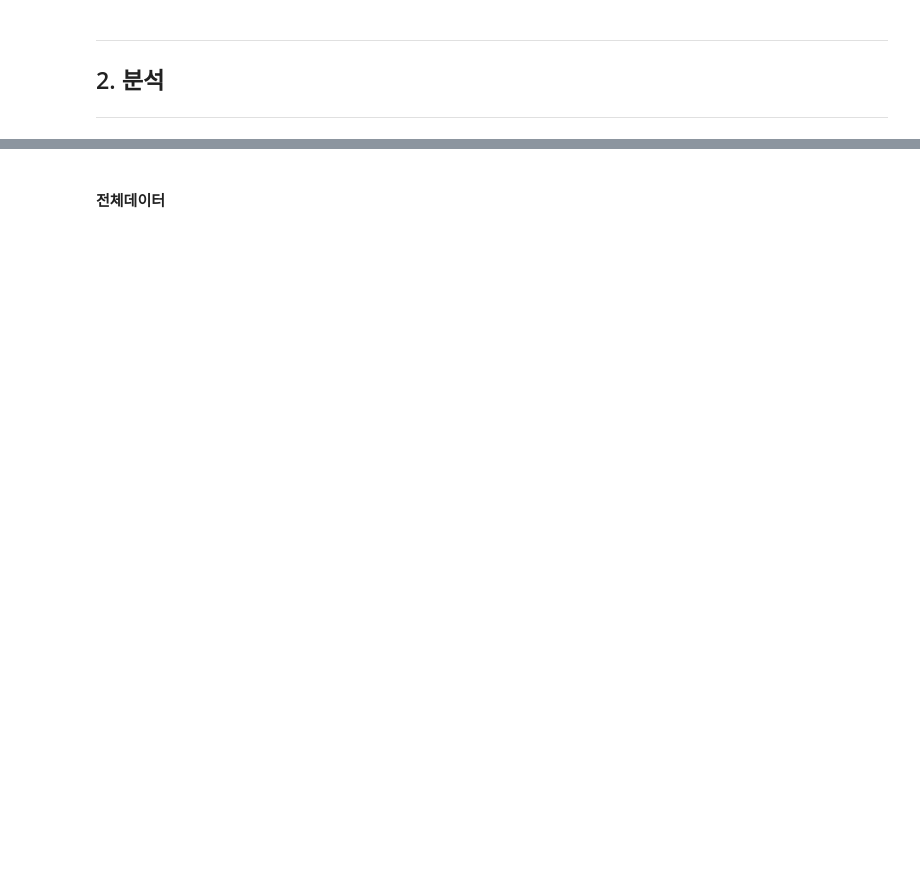
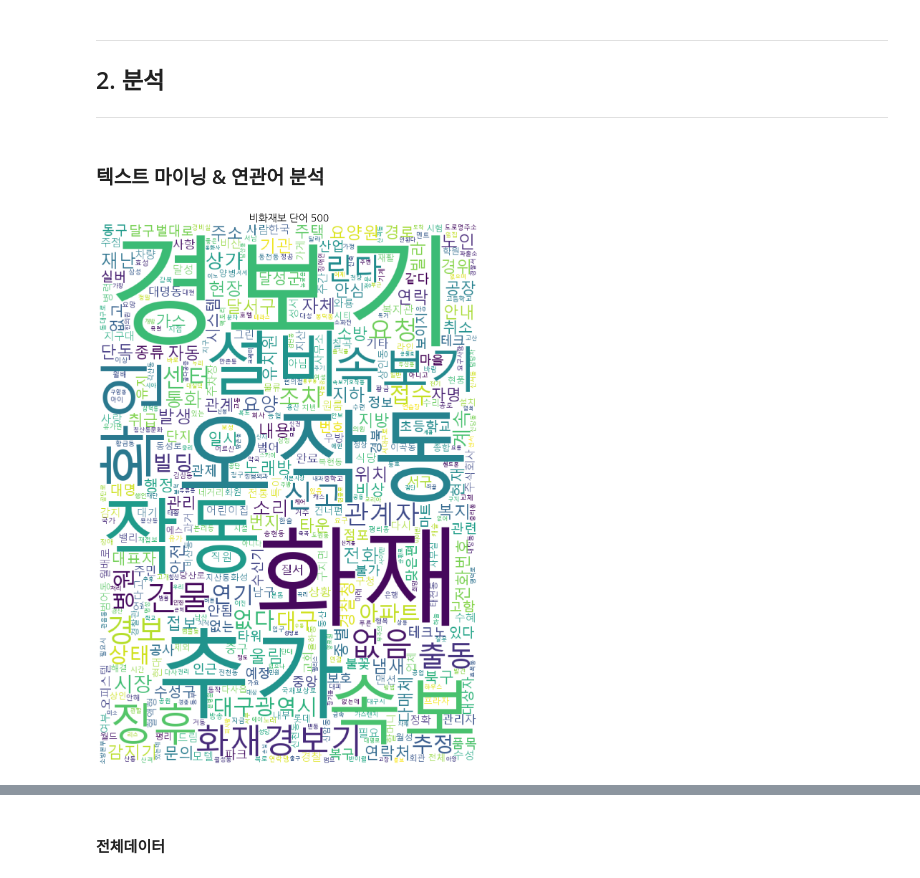
Before and after one commit to 99kb/-_-, a Jupyter notebook: error.ipynb, the cells around one changed output, grey strips where cells are left out. Saved outputs shown, nothing was run; the diff lists cells and outputs as text; code cells hidden in the pictures; blank space fills up the shorter version.

```diff
--- a/error.ipynb
+++ b/error.ipynb
@@ -128,7 +115,8 @@ for i in range(len(df_all2[0])):
     keywords = []
     for word, pos in pos_res:
         if ((pos == "Noun")|(pos == "Adjective")| (pos =='Alpha'))&(len(word) >= 2)&(word not in STOP_WORDS):
-            word.replace('AAA', '속보기').replace('BBB','오작동') # 원래 단어로 되돌리기
+            word = word.replace('AAA', '속보기')
+            word = word.replace('BBB','오작동') # 원래 단어로 되돌리기
             keywords.append(word)
     sents.append(' '.join(keywords))
 # print(sents[0:5])
@@ -137,3 +125,8 @@ for i in range(len(df_all2[0])):
+# %%
+# with open(f"119전처리_{start_year}-{end_year}.pickle","wb") as fw:
+#     pickle.dump(sents, fw)
+with open(f"119전처리_{start_year}-{end_year}.pickle",'rb') as fr:
+    sents = pickle.load(fr)
 # %% [markdown]
 ###  전처리 전후 키워드 갯수 확인
 비화재보 주요 키워드 : 경보, 속보
@@ -254,0 +237,12 @@ print(f'전처리 후 [오작동] 단어 수: {len(check)}')
+# %%
+#화재보
+df_sents = pd.DataFrame(sents)
+non_fire=[]
+fire=[]
+for i in range(len(sents)):
+    print("\r[비화재보 분류]  {}  /  {}   {}  %".format(i+1, len(sents), round( (i / len(sents)) * 100 , 1 ) ), end = '    ', flush = False)
+    if (('경보' in df_sents.iloc[i,0])|('속보' in df_sents.iloc[i,0])) and (('점검' not in df_sents.iloc[i,0])&('훈련' not in df_sents.iloc[i,0])&('오인' not in df_sents.iloc[i,0])&('테스트' not in df_sents.iloc[i,0])):
+        non_fire.append(df_sents.iloc[i,0])
+    else :
+        fire.append(df_sents.iloc[i,0])
+print( f'\n비화재보 / 전체 데이터 : {len(non_fire)} / {len(sents)} \n비화재보 비율 : {round((len(non_fire)/ len(sents))*100,2)}%')
@@ -291,0 +273,10 @@ print(f'[점검] 단어 수: {df_non_fire[0].apply(lambda x: re.search("점검",
+# %%
+# with open(f"비화재보_{start_year}-{end_year}.pickle","wb") as fw:
+#     pickle.dump(non_fire, fw)
+# with open(f"화재_{start_year}-{end_year}.pickle","wb") as fw:
+#     pickle.dump(fire, fw)
+with open(f"비화재보_{start_year}-{end_year}.pickle",'rb') as fr:
+    non_fire = pickle.load(fr)
+
+with open(f"화재_{start_year}-{end_year}.pickle",'rb') as fr:
+    fire = pickle.load(fr)
@@ -295,0 +507,17 @@ print(f'[점검] 단어 수: {df_non_fire[0].apply(lambda x: re.search("점검",
+# %% [markdown]
+### 텍스트 마이닝 & 연관어 분석
+# %%
+word_freq = []
+word_pgr = []
+doc_cnt = len(non_fire)
+dtm_mat = make_dtm(non_fire, stopwords = [""])
+plt.figure( figsize = (20, 20),dpi=100 )
+plt.rc('font', family='NanumGothic')
+plt.imshow(make_wordcloud(dtm_mat, width = 700, height = 1000))
+plt.axis("off")
+# plt.savefig(main_path + "/results/{}/{}_wordcloud.png".format(f_name ,year), bbox_inches='tight')
+plt.title("비화재보 단어 500",fontsize=20)
+plt.show()
+plt.close()
+# %% [output]
+[figure, added]
```
Also changed, not shown: parts of 38 cells of this notebook.
